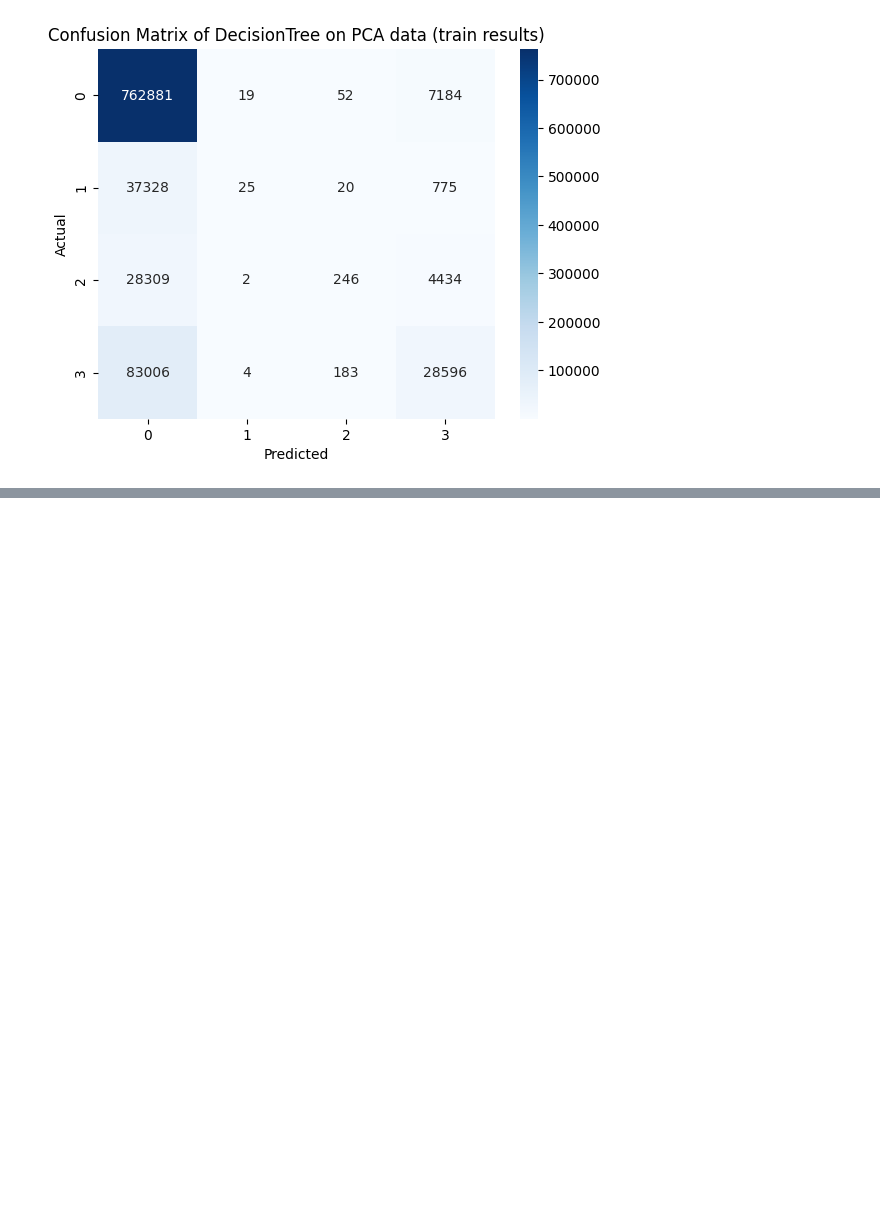
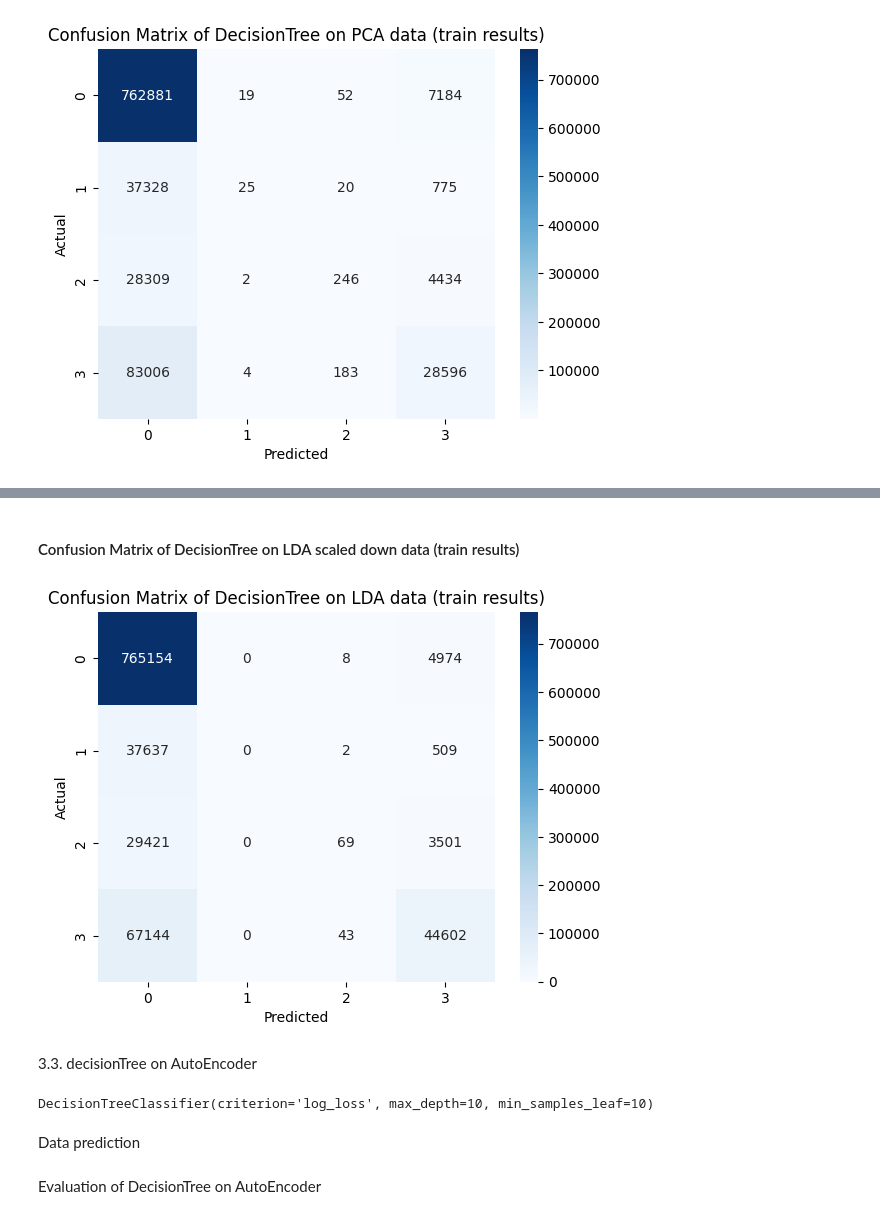
Before and after one commit to yazdanzv/Compare_Multiple_DL_Methods_on_Flight_USA_Dataset, a Jupyter notebook: main.ipynb, the cells around one changed output, grey strips where cells are left out. Saved outputs shown, nothing was run; the diff lists cells and outputs as text; code cells hidden in the pictures; blank space fills up the shorter version.

Commit message:
dt on auto done

```diff
--- a/main.ipynb
+++ b/main.ipynb
@@ -975,0 +1028,19 @@ plt.show()
+# %% [markdown]
+<h4>Confusion Matrix of DecisionTree on LDA scaled down data (train results)</h4>
+# %%
+sb.heatmap(con_mat_dt_lda_train, annot=True, fmt='d', cmap='Blues')
+plt.ylabel("Actual")
+plt.xlabel("Predicted")
+plt.title("Confusion Matrix of DecisionTree on LDA data (train results)")
+plt.show()
+# %% [output]
+[figure, added]
+# %% [markdown]
+3.3. decisionTree on AutoEncoder
+# %%
+dt_auto = DT(min_samples_leaf=10, criterion='log_loss', max_depth=10)
+dt_auto.fit(X_auto_train, y_auto_train)
+# %% [output]
+DecisionTreeClassifier(criterion='log_loss', max_depth=10, min_samples_leaf=10)
+# %% [markdown]
+Data prediction
@@ -975,0 +1053,2 @@ plt.show()
+# %% [markdown]
+Evaluation of DecisionTree on AutoEncoder
```
Also changed, not shown: parts of 18 cells of this notebook.
